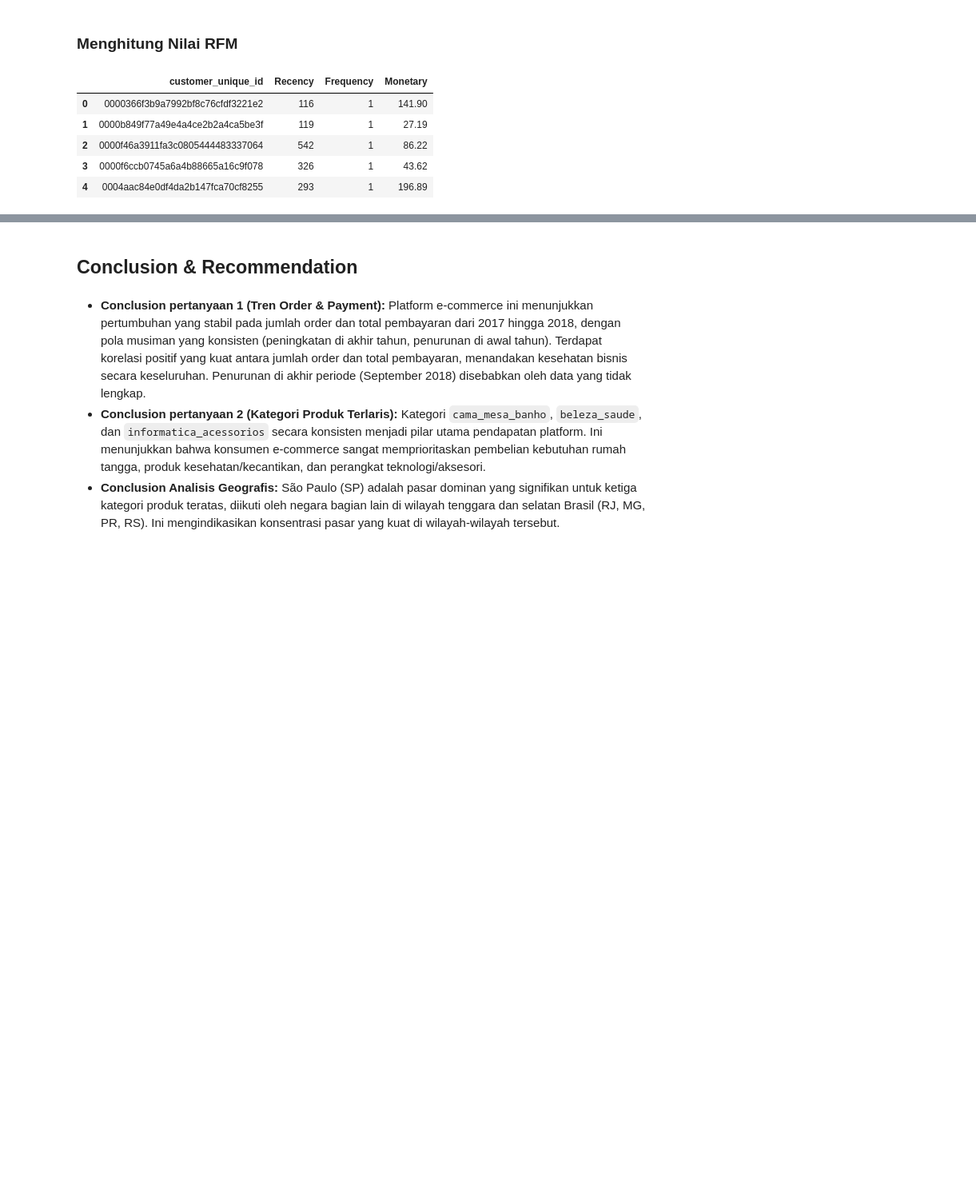
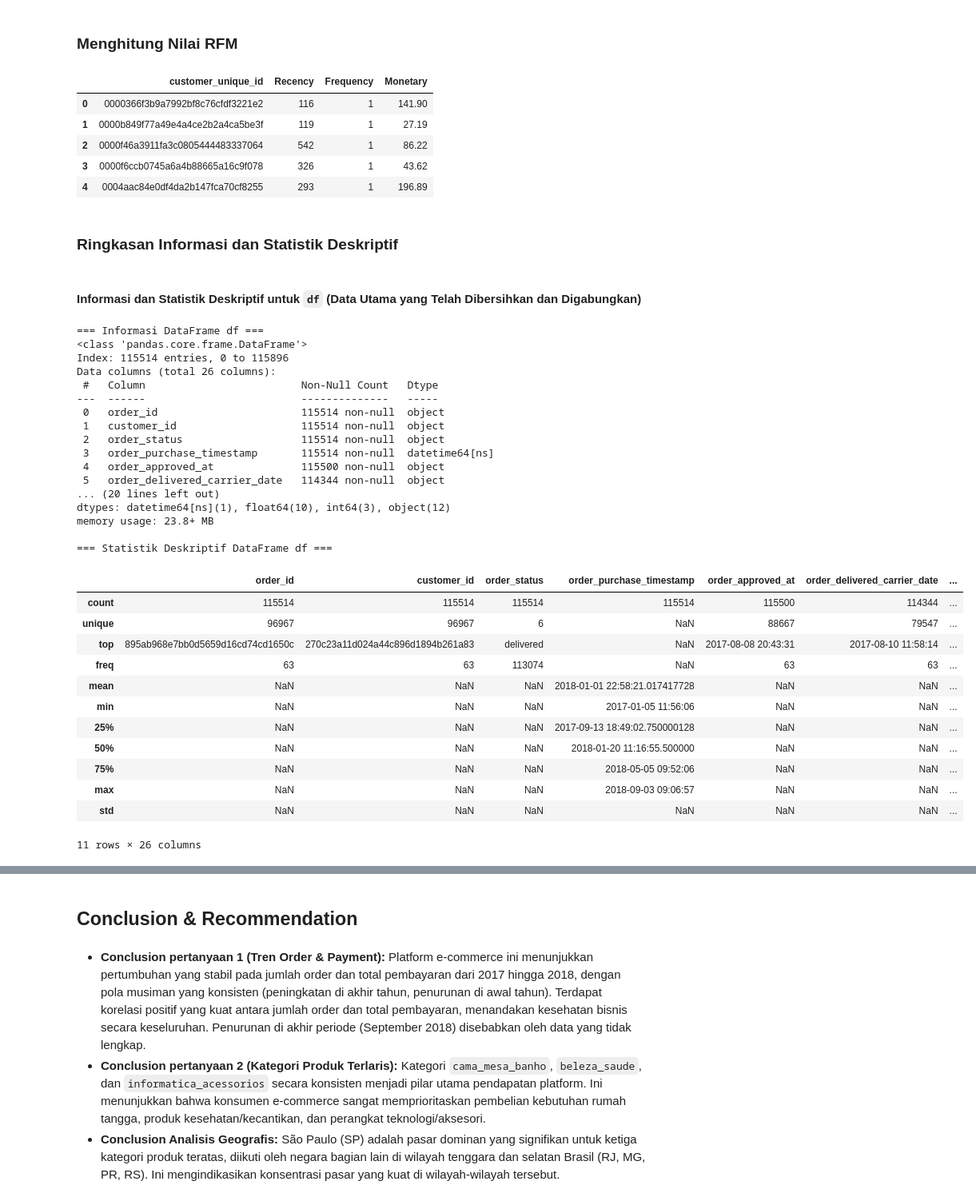
Before and after one commit to fenidwi/ecommerce-dashboard, a Jupyter notebook: Proyek_Analisis_Data_Feni_Dwi_Lestari.ipynb, the cells around one changed output, grey strips where cells are left out. Shown at 80% size. Saved outputs shown, nothing was run; the diff lists cells and outputs as text; code cells hidden in the pictures; blank space fills up the shorter version.

```diff
--- a/Proyek_Analisis_Data_Feni_Dwi_Lestari.ipynb
+++ b/Proyek_Analisis_Data_Feni_Dwi_Lestari.ipynb
@@ -573,3 +707,44 @@ display(rfm_df.head())
 | 2 | 0000f46a3911fa3c0805444483337064 | 542 | 1 | 86.22 |
 | 3 | 0000f6ccb0745a6a4b88665a16c9f078 | 326 | 1 | 43.62 |
 | 4 | 0004aac84e0df4da2b147fca70cf8255 | 293 | 1 | 196.89 |
+# %% [markdown]
+### Ringkasan Informasi dan Statistik Deskriptif
+# %% [markdown]
+#### Informasi dan Statistik Deskriptif untuk `df` (Data Utama yang Telah Dibersihkan dan Digabungkan)
+# %%
+print("=== Informasi DataFrame df ===")
+df.info()
+
+print("\n=== Statistik Deskriptif DataFrame df ===")
+display(df.describe(include='all'))
+# %% [output]
+=== Informasi DataFrame df ===
+<class 'pandas.core.frame.DataFrame'>
+Index: 115514 entries, 0 to 115896
+Data columns (total 26 columns):
+ #   Column                         Non-Null Count   Dtype
+---  ------                         --------------   -----
+ 0   order_id                       115514 non-null  object
+ 1   customer_id                    115514 non-null  object
+ 2   order_status                   115514 non-null  object
+ 3   order_purchase_timestamp       115514 non-null  datetime64[ns]
+ 4   order_approved_at              115500 non-null  object
+ 5   order_delivered_carrier_date   114344 non-null  object
+... (20 lines left out)
+dtypes: datetime64[ns](1), float64(10), int64(3), object(12)
+memory usage: 23.8+ MB
+
+=== Statistik Deskriptif DataFrame df ===
+|  | order_id | customer_id | order_status | order_purchase_timestamp | order_approved_at | order_delivered_carrier_date | ... |
+| count | 115514 | 115514 | 115514 | 115514 | 115500 | 114344 | ... |
+| unique | 96967 | 96967 | 6 | NaN | 88667 | 79547 | ... |
+| top | 895ab968e7bb0d5659d16cd74cd1650c | 270c23a11d024a44c896d1894b261a83 | delivered | NaN | 2017-08-08 20:43:31 | 2017-08-10 11:58:14 | ... |
+| freq | 63 | 63 | 113074 | NaN | 63 | 63 | ... |
+| mean | NaN | NaN | NaN | 2018-01-01 22:58:21.017417728 | NaN | NaN | ... |
+| min | NaN | NaN | NaN | 2017-01-05 11:56:06 | NaN | NaN | ... |
+| 25% | NaN | NaN | NaN | 2017-09-13 18:49:02.750000128 | NaN | NaN | ... |
+| 50% | NaN | NaN | NaN | 2018-01-20 11:16:55.500000 | NaN | NaN | ... |
+| 75% | NaN | NaN | NaN | 2018-05-05 09:52:06 | NaN | NaN | ... |
+| max | NaN | NaN | NaN | 2018-09-03 09:06:57 | NaN | NaN | ... |
+| std | NaN | NaN | NaN | NaN | NaN | NaN | ... |
+11 rows × 26 columns
```
Also changed, not shown: parts of 10 cells of this notebook, 11 other files.
